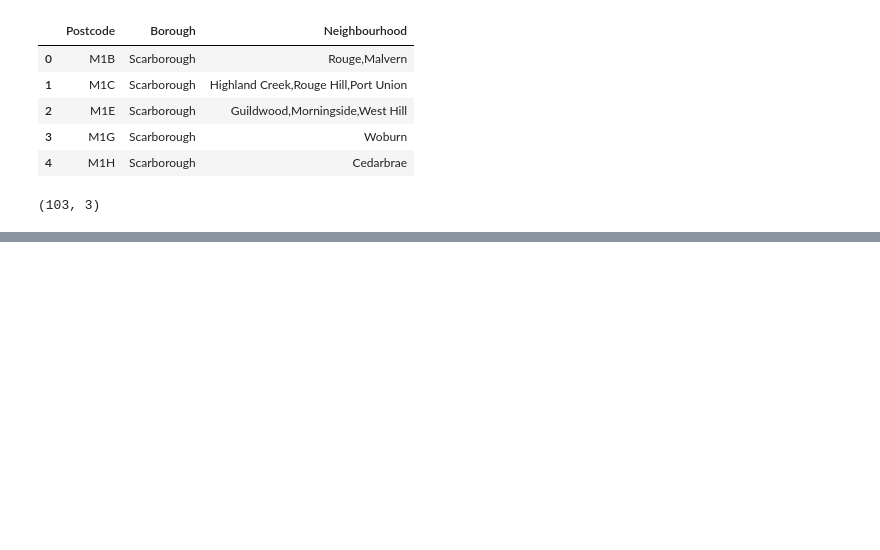
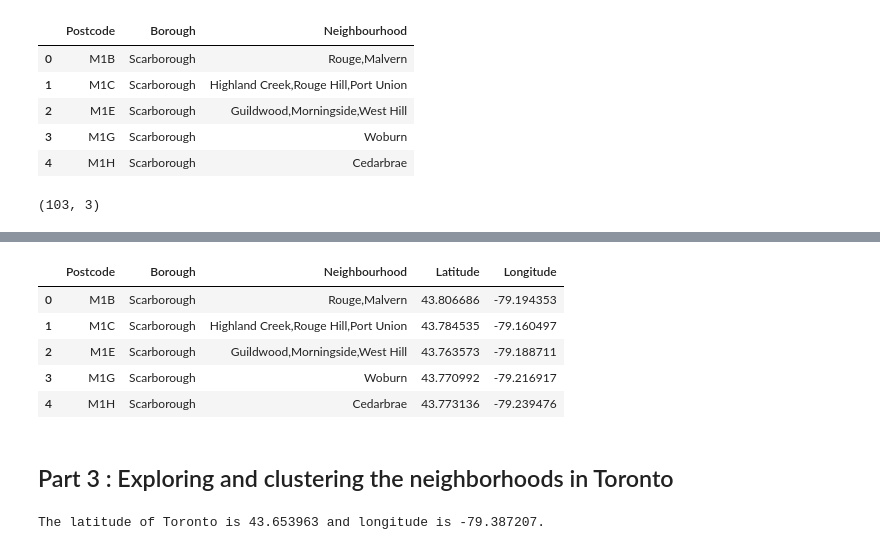
Before and after one commit to Surajkumar88/Coursera_DataScience_Capstone_Project, a Jupyter notebook: Analysis of Neighborhoods in Toronto.ipynb, the cells around one changed output, grey strips where cells are left out. Drawn from its saved outputs; the diff is of its cells as text; code cells hidden in the pictures; blank space fills up the shorter version.

```diff
--- a/Analysis of Neighborhoods in Toronto.ipynb
+++ b/Analysis of Neighborhoods in Toronto.ipynb
@@ -49,0 +115,6 @@ df.shape
+# %%
+#downloading the CSV Geospatial Data from the link and converting into dataframe
+url = "https://cocl.us/Geospatial_data"
+s = requests.get(url).content
+geoloc = pd.read_csv(io.StringIO(s.decode('utf-8')))
+geoloc.head()
@@ -49,0 +128,26 @@ df.shape
+# %%
+#Renaming the first column to merge with the Postcode dataframe
+geoloc.columns = ['Postcode','Latitude','Longitude']
+df = pd.merge(geoloc, df, on='Postcode')
+df = df[['Postcode','Borough','Neighbourhood','Latitude','Longitude']]
+df.head()
+# %% [output]
+|  | Postcode | Borough | Neighbourhood | Latitude | Longitude |
+| 0 | M1B | Scarborough | Rouge,Malvern | 43.806686 | -79.194353 |
+| 1 | M1C | Scarborough | Highland Creek,Rouge Hill,Port Union | 43.784535 | -79.160497 |
+| 2 | M1E | Scarborough | Guildwood,Morningside,West Hill | 43.763573 | -79.188711 |
+| 3 | M1G | Scarborough | Woburn | 43.770992 | -79.216917 |
+| 4 | M1H | Scarborough | Cedarbrae | 43.773136 | -79.239476 |
+# %% [markdown]
+<h2>Part 3 : Exploring and clustering the neighborhoods in Toronto</h2>
+# %%
+#getting the geolocation of Toronto City
+address = 'Toronto'
+
+geolocator = Nominatim(user_agent="tor_explore")
+location = geolocator.geocode(address)
+latitude_tor = location.latitude
+longitude_tor = location.longitude
+print("The latitude of Toronto is {} and longitude is {}.".format(latitude_tor, longitude_tor))
+# %% [output]
+The latitude of Toronto is 43.653963 and longitude is -79.387207.
```
Also changed, not shown: parts of 17 cells of this notebook.
